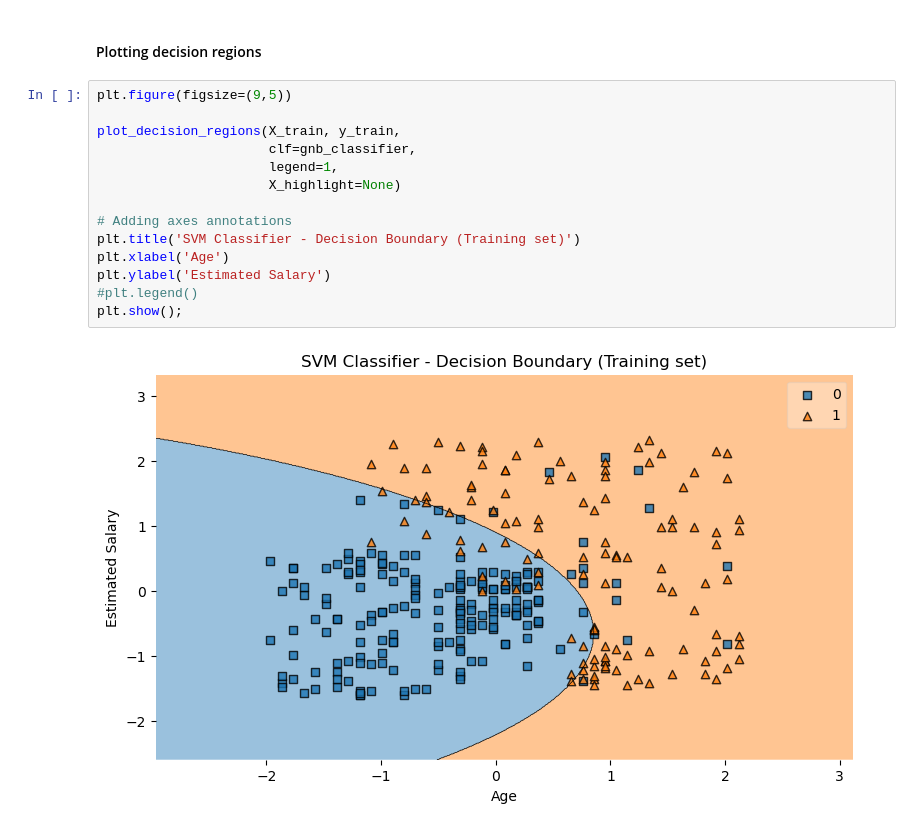
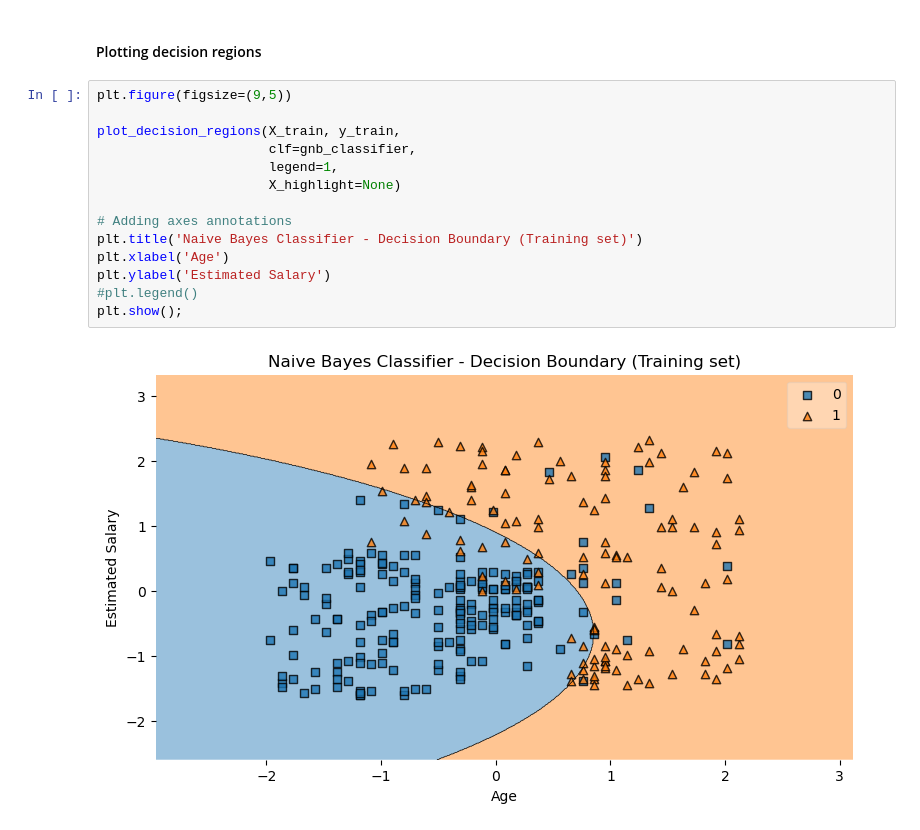
Before and after one commit to lavkushsingh31/ML-Practice-Exercises, a Jupyter notebook: Practice Udemy - Naive Bayes Classifier.ipynb, the cells around one changed output. Saved outputs shown, nothing was run; the diff lists cells and outputs as text.

Commit message:
corrected the title in decision boundary plot

```diff
--- a/Practice Udemy - Naive Bayes Classifier.ipynb
+++ b/Practice Udemy - Naive Bayes Classifier.ipynb
@@ -204,19 +204,19 @@ plt.show();
 # %%
 plt.figure(figsize=(9,5))
 
 plot_decision_regions(X_train, y_train,
                       clf=gnb_classifier,
                       legend=1,
                       X_highlight=None)
 
 # Adding axes annotations
-plt.title('SVM Classifier - Decision Boundary (Training set)')
+plt.title('Naive Bayes Classifier - Decision Boundary (Training set)')
 plt.xlabel('Age')
 plt.ylabel('Estimated Salary')
 #plt.legend()
 plt.show();
 # %% [output]
-[figure, old version]
+[figure, new version]
 # %%
 plt.figure(figsize=(9,5))
 
```
Also changed, not shown: parts of 1 cell of this notebook.
